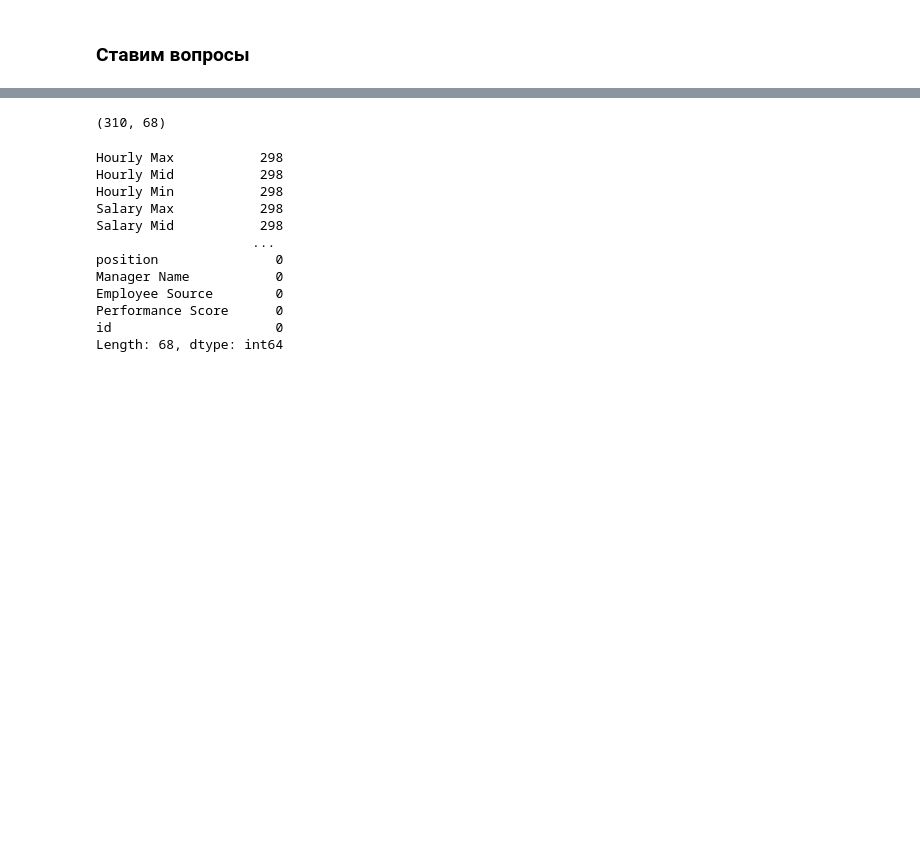
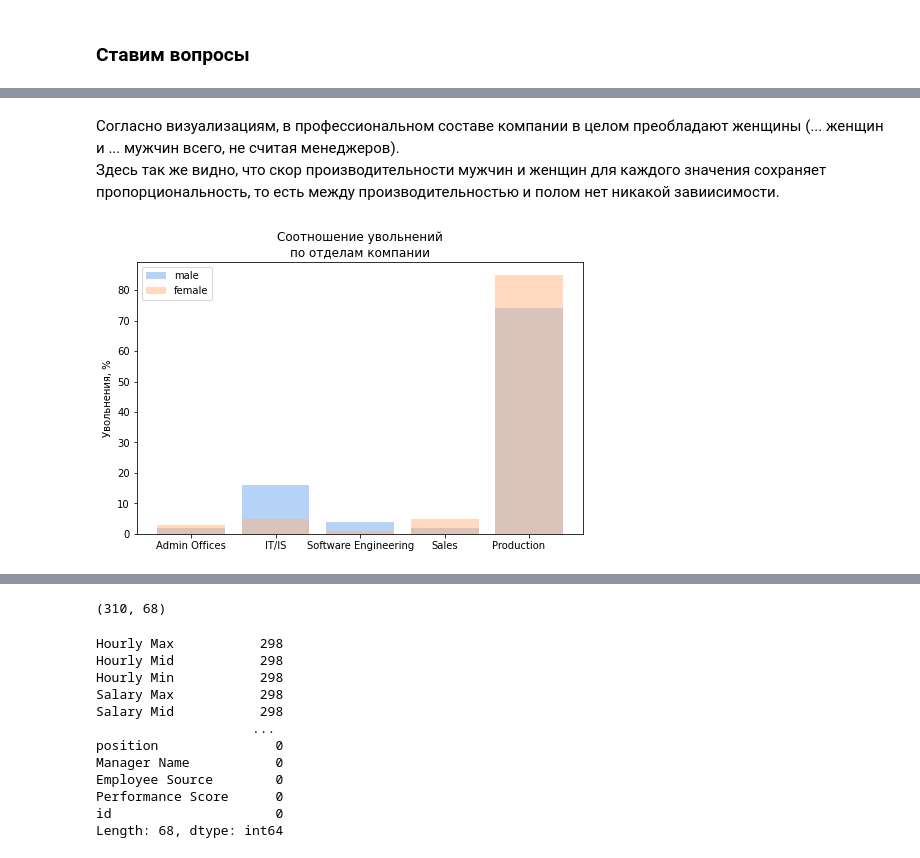
Before and after one commit to AnnaMedved/Online-school-conversion-analysis, a Jupyter notebook: Coursework_analytics_2.ipynb, the cells around one changed output, grey strips where cells are left out. Drawn from its saved outputs; the diff is of its cells as text; code cells hidden in the pictures; blank space fills up the shorter version.

```diff
--- a/Coursework_analytics_2.ipynb
+++ b/Coursework_analytics_2.ipynb
@@ -255,0 +152,64 @@ plt.bar(age_sex_pd.perf_scoreid, age_sex_pd.age)
+# %% [markdown]
+Согласно визуализациям, в профессиональном составе компании в целом преобладают женщины (... женщин и ... мужчин всего, не считая менеджеров).
+Здесь так же видно, что скор производительности мужчин и женщин для каждого значения сохраняет пропорциональность, то есть между производительностью и полом нет никакой завиисимости.
+# %%
+# Cоставим графики по процентам увольнений:
+
+layoffs_female_query = """
+    SELECT department, TRUNC(CAST(count AS NUMERIC) /
+    (
+        SELECT COUNT(*) AS female_terminated_num
+        FROM (
+            SELECT "Date of Termination", genderid
+            FROM hr_dataset
+            WHERE ("Date of Termination" IS NOT NULL)
+                AND (genderid = 0)
+            ) AS female
+    ) * 100, 0) AS percent
+    FROM (
+        SELECT COUNT(genderid) as count,
+               COUNT("Date of Termination") as c,
+               department
+        FROM hr_dataset
+        WHERE (genderid = 0) AND ("Date of Termination" IS NOT NULL)
+        GROUP BY department
+        ) AS two_count
+"""
+
+layoffs_male_query = """
+    SELECT department, TRUNC(CAST(count AS NUMERIC) /
+    (
+        SELECT COUNT(*) AS male_terminated_num
+        FROM (
+            SELECT "Date of Termination", genderid
+            FROM hr_dataset
+            WHERE ("Date of Termination" IS NOT NULL)
+                AND (genderid = 1)
+            ) AS male
+    ) * 100, 0) AS percent
+    FROM (
+        SELECT COUNT(genderid) as count,
+               COUNT("Date of Termination") as c,
+               department
+        FROM hr_dataset
+        WHERE (genderid = 1) AND ("Date of Termination" IS NOT NULL)
+        GROUP BY department
+        ) AS two_count
+"""
+
+layoffs_female_df = pd.read_sql(layoffs_female_query, connected)
+layoffs_male_df = pd.read_sql(layoffs_male_query, connected)
+
+fig, ax = plt.subplots(figsize=(8, 5))
+
+ax.bar(layoffs_male_df["department"], layoffs_male_df["percent"],
+    label="male", alpha=0.8)
+ax.bar(layoffs_female_df["department"], layoffs_female_df["percent"],
+    label="female", alpha=0.5)
+
+ax.legend()
+ax.set_title("Соотношение увольнений\nпо отделам компании")
+ax.set_ylabel("Увольнения, %")
+plt.show()
+# %% [output]
+[figure, added]
```
Also changed, not shown: parts of 36 cells of this notebook.
